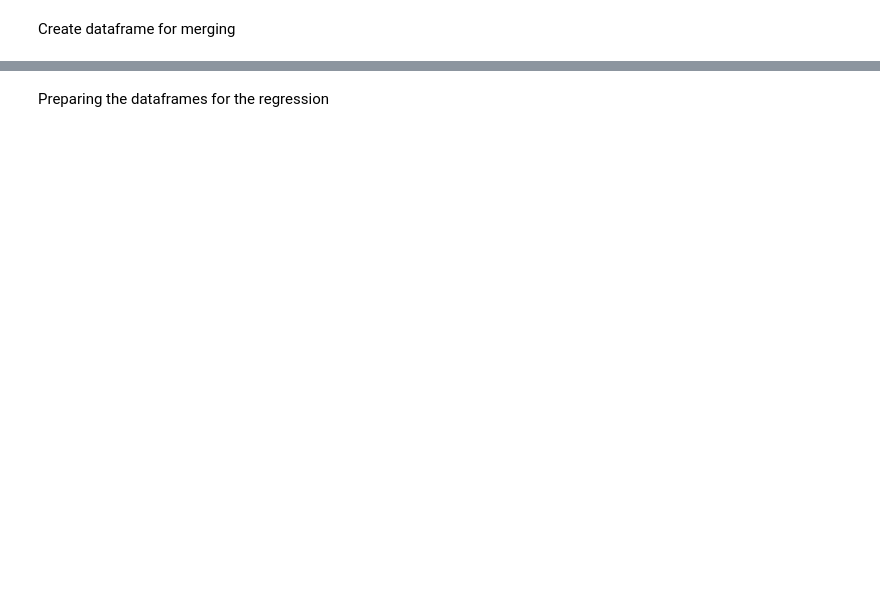
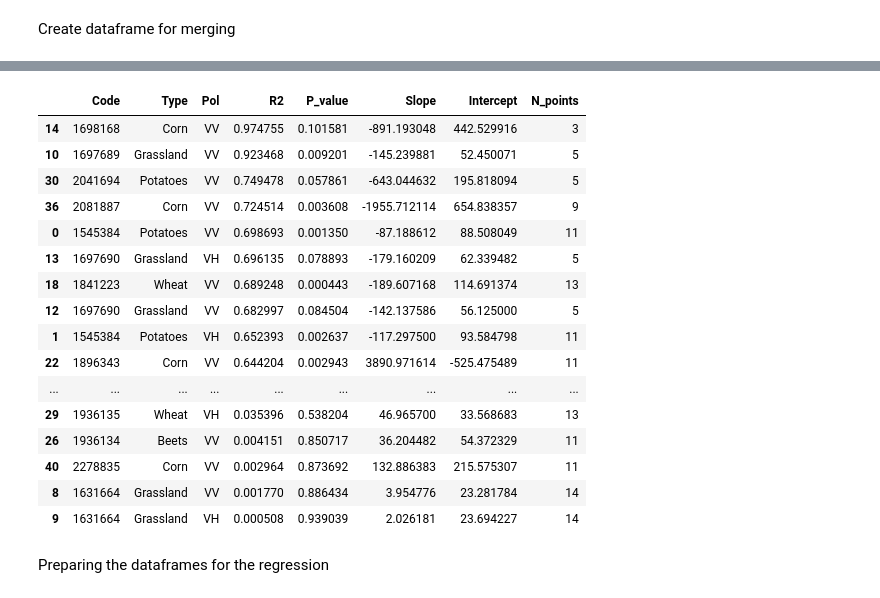
Before and after one commit to cFr4nk/Tesi_SAR_Analysis, a Jupyter notebook: Regressions.ipynb, the cells around one changed output, grey strips where cells are left out. Drawn from its saved outputs; the diff is of its cells as text; code cells hidden in the pictures; blank space fills up the shorter version.

```diff
--- a/Regressions.ipynb
+++ b/Regressions.ipynb
@@ -100,0 +72,69 @@ display(df_height)
+# %%
+import pandas as pd
+import matplotlib.pyplot as plt
+import seaborn as sns
+from scipy import stats
+
+polarizzazioni = ['VV', 'VH']
+
+tabella_risultati = []
+for codice in np.unique(df_stats.index):
+    for pol in polarizzazioni:
+
+        if codice not in df_height.index:
+            continue
+        df_growth = df_height.loc[codice].dropna()
+        df_growth.index = pd.to_datetime(df_growth.index)
+        df_growth = df_growth.groupby(level=0).mean()
+
+        if codice not in df_stats.index:
+            continue
+
+        df_S1 = df_stats.loc[codice].dropna()
+        df_S1_pol = df_S1[df_S1['Band'] == pol].copy()
+
+        if df_S1_pol.empty:
+            continue
+
+        df_S1_pol.set_index(pd.to_datetime(df_S1_pol['Date']), inplace=True)
+
+        df_reg = pd.merge(df_growth, df_S1_pol[['mean', 'Type']],
+                          left_index=True, right_index=True, how='inner')
+
+        if len(df_reg) < 3:
+            continue
+
+        '''
+        col_growth = df_reg.columns[0]
+        x = df_reg['mean'].diff().dropna()
+        y = df_reg[col_growth].diff().dropna()
+        '''
+
+        col_growth = df_reg.columns[0]
+        x = df_reg['mean'].dropna()
+        y = df_reg[col_growth].dropna()
+
+        # Allineamento dopo il diff()
+        df_diff = pd.concat([x, y], axis=1).dropna()
+
+        # 4. Regressione Lineare
+        slope, intercept, r_value, p_value, std_err = stats.linregress(df_diff.iloc[:,0], df_diff.iloc[:,1])
+
+
+        # 5. Aggiunta alla lista
+        tabella_risultati.append({
+            'Code': codice,
+            'Type': df_reg['Type'].iloc[0],
+            'Pol': pol,
+            'R2': r_value**2,
+            'P_value': p_value,
+            'Slope': slope,
+            'Intercept': intercept,
+            'N_points': len(df_diff)
+        })
+
+display(df_diff)
+df_final_results = pd.DataFrame(tabella_risultati)
+
+display(df_final_results.sort_values('R2',ascending=False))
+# %% [output]
@@ -100,0 +154,17 @@ display(df_height)
+|  | Code | Type | Pol | R2 | P_value | Slope | Intercept | N_points |
+| 14 | 1698168 | Corn | VV | 0.974755 | 0.101581 | -891.193048 | 442.529916 | 3 |
+| 10 | 1697689 | Grassland | VV | 0.923468 | 0.009201 | -145.239881 | 52.450071 | 5 |
+| 30 | 2041694 | Potatoes | VV | 0.749478 | 0.057861 | -643.044632 | 195.818094 | 5 |
+| 36 | 2081887 | Corn | VV | 0.724514 | 0.003608 | -1955.712114 | 654.838357 | 9 |
+| 0 | 1545384 | Potatoes | VV | 0.698693 | 0.001350 | -87.188612 | 88.508049 | 11 |
+| 13 | 1697690 | Grassland | VH | 0.696135 | 0.078893 | -179.160209 | 62.339482 | 5 |
+| 18 | 1841223 | Wheat | VV | 0.689248 | 0.000443 | -189.607168 | 114.691374 | 13 |
+| 12 | 1697690 | Grassland | VV | 0.682997 | 0.084504 | -142.137586 | 56.125000 | 5 |
+| 1 | 1545384 | Potatoes | VH | 0.652393 | 0.002637 | -117.297500 | 93.584798 | 11 |
+| 22 | 1896343 | Corn | VV | 0.644204 | 0.002943 | 3890.971614 | -525.475489 | 11 |
+| ... | ... | ... | ... | ... | ... | ... | ... | ... |
+| 29 | 1936135 | Wheat | VH | 0.035396 | 0.538204 | 46.965700 | 33.568683 | 13 |
+| 26 | 1936134 | Beets | VV | 0.004151 | 0.850717 | 36.204482 | 54.372329 | 11 |
+| 40 | 2278835 | Corn | VV | 0.002964 | 0.873692 | 132.886383 | 215.575307 | 11 |
+| 8 | 1631664 | Grassland | VV | 0.001770 | 0.886434 | 3.954776 | 23.281784 | 14 |
+| 9 | 1631664 | Grassland | VH | 0.000508 | 0.939039 | 2.026181 | 23.694227 | 14 |
```
Also changed, not shown: parts of 10 cells of this notebook, 4 other files.
